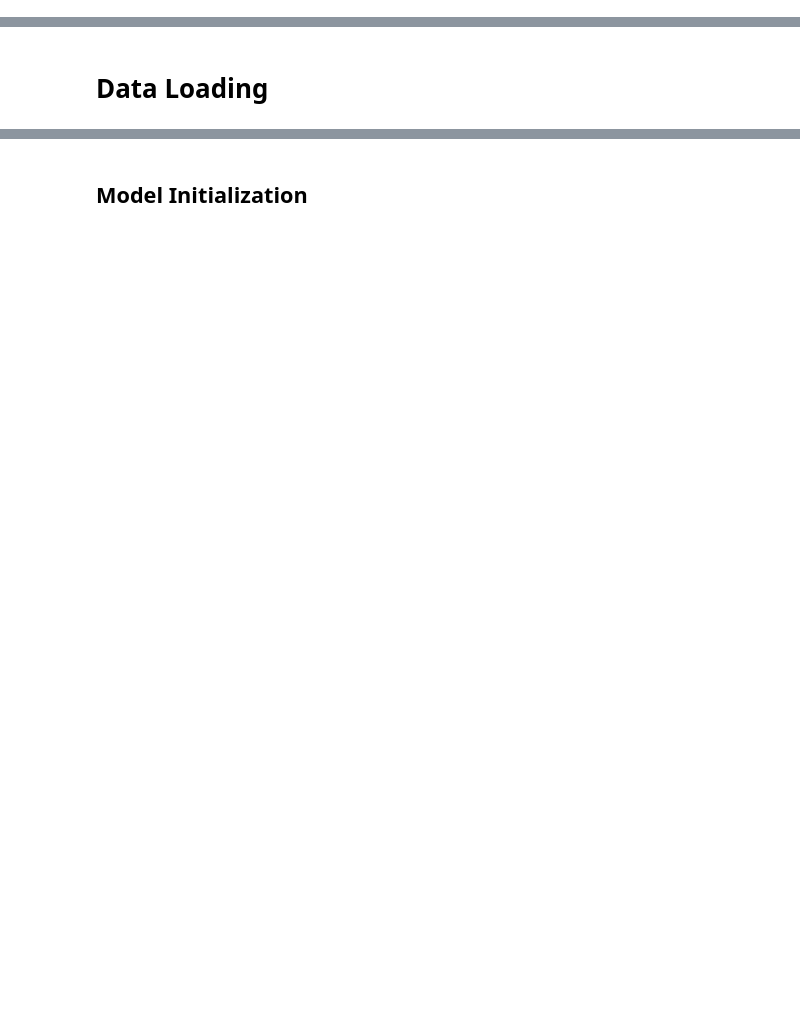
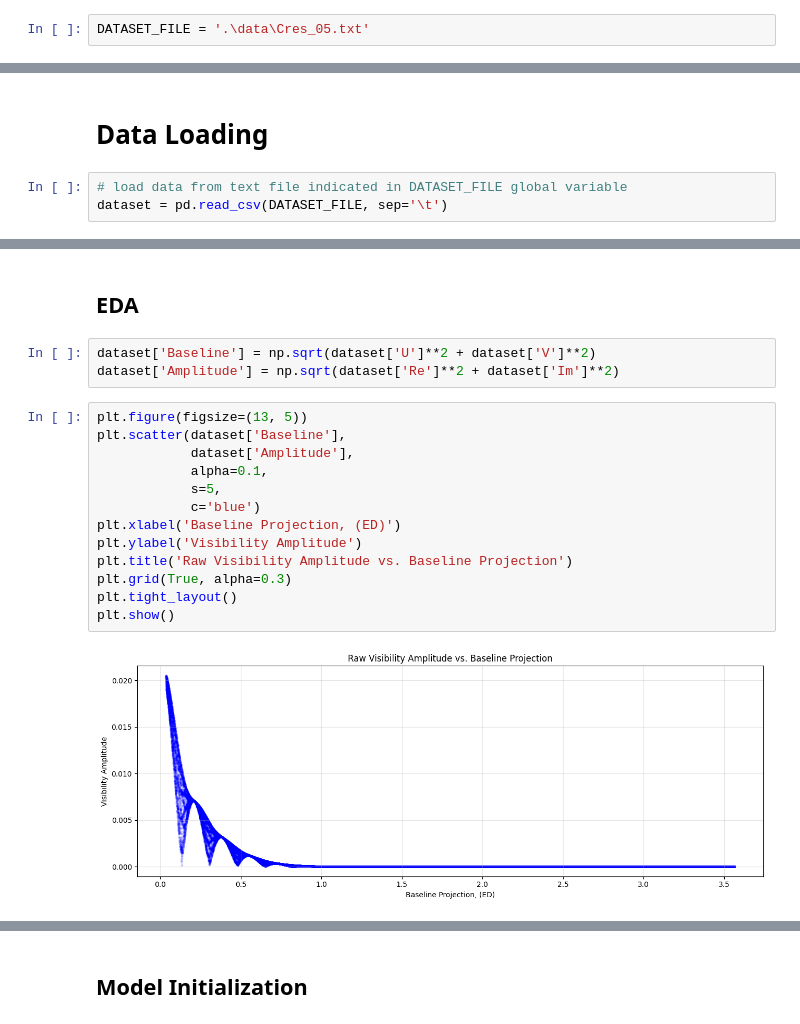
Before and after one commit to Torward1024/pyKAN_VLBI_1D, a Jupyter notebook: notebook.ipynb, the cells around one changed output, grey strips where cells are left out. Cells and saved outputs as stored; diff of their text form; blank space fills up the shorter version.

```diff
--- a/notebook.ipynb
+++ b/notebook.ipynb
@@ -18,3 +42,5 @@ import warnings
 # %% [markdown]
 ## Globals and Settings
+# %%
+DATASET_FILE = '.\data\Cres_05.txt'
 # %%
@@ -24,2 +56,5 @@ warnings.filterwarnings(action="ignore")
 # %% [markdown]
 # Data Loading
+# %%
+# load data from text file indicated in DATASET_FILE global variable
+dataset = pd.read_csv(DATASET_FILE, sep='\t')
@@ -25,0 +76,20 @@ warnings.filterwarnings(action="ignore")
+# %% [markdown]
+## EDA
+# %%
+dataset['Baseline'] = np.sqrt(dataset['U']**2 + dataset['V']**2)
+dataset['Amplitude'] = np.sqrt(dataset['Re']**2 + dataset['Im']**2)
+# %%
+plt.figure(figsize=(13, 5))
+plt.scatter(dataset['Baseline'],
+            dataset['Amplitude'],
+            alpha=0.1,
+            s=5,
+            c='blue')
+plt.xlabel('Baseline Projection, (ED)')
+plt.ylabel('Visibility Amplitude')
+plt.title('Raw Visibility Amplitude vs. Baseline Projection')
+plt.grid(True, alpha=0.3)
+plt.tight_layout()
+plt.show()
+# %% [output]
+[figure, added]
```
Also changed, not shown: parts of 10 cells of this notebook.
